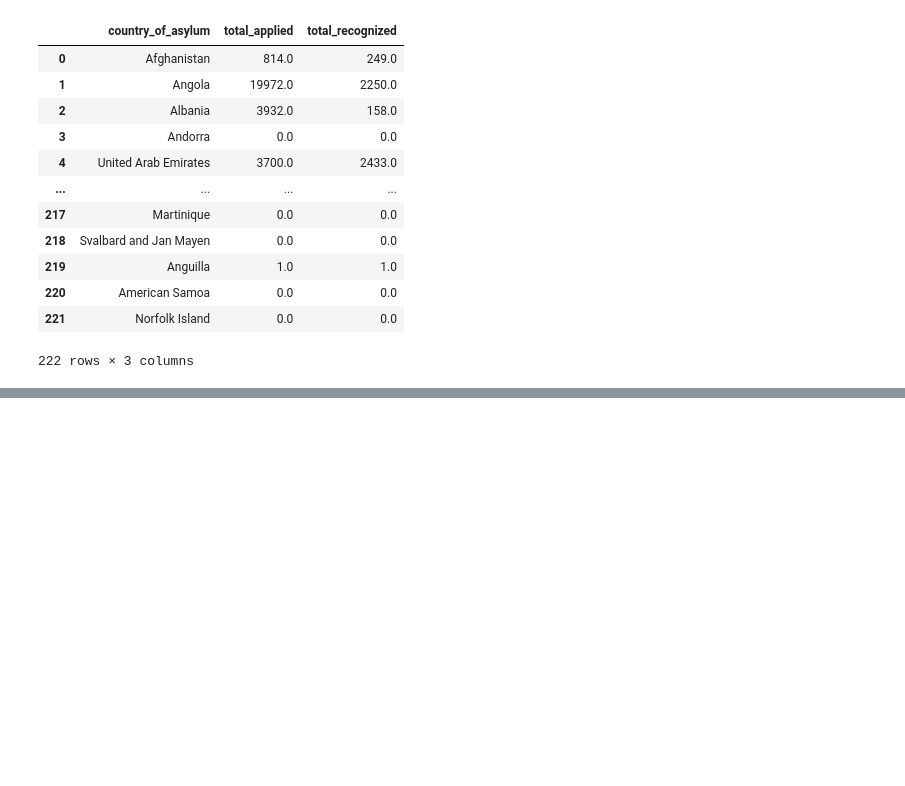
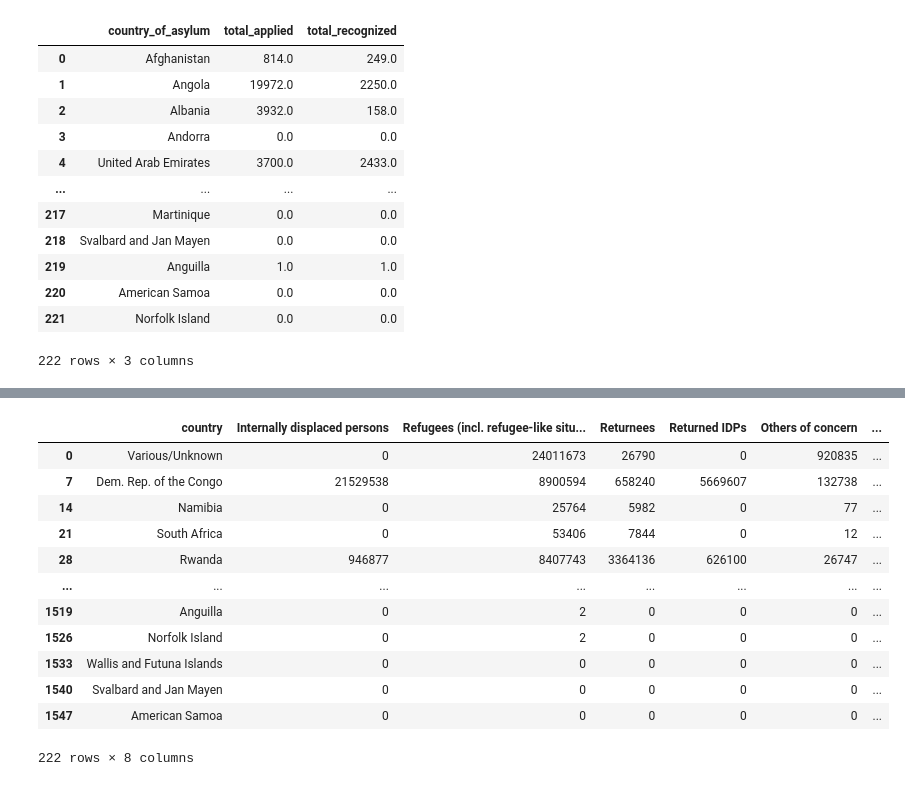
Before and after one commit to Mutlaq0/project_Asylum, a Jupyter notebook: Untitled.ipynb, the cells around one changed output, grey strips where cells are left out. Saved outputs shown, nothing was run; the diff lists cells and outputs as text; code cells hidden in the pictures; blank space fills up the shorter version.

```diff
--- a/Untitled.ipynb
+++ b/Untitled.ipynb
@@ -124,0 +156,3 @@ assylum_contries
+# %%
+countries_asylum = time_series['Country / territory of asylum/residence'].unique().tolist()
+countries_origin = time_series['Origin'].unique().tolist()
@@ -124,0 +300,17 @@ assylum_contries
+# %%
+population_types.drop_duplicates(inplace=True)
+population_types
+# %% [output]
+|  | country | Internally displaced persons | Refugees (incl. refugee-like situ... | Returnees | Returned IDPs | Others of concern | ... |
+| 0 | Various/Unknown | 0 | 24011673 | 26790 | 0 | 920835 | ... |
+| 7 | Dem. Rep. of the Congo | 21529538 | 8900594 | 658240 | 5669607 | 132738 | ... |
+| 14 | Namibia | 0 | 25764 | 5982 | 0 | 77 | ... |
+| 21 | South Africa | 0 | 53406 | 7844 | 0 | 12 | ... |
+| 28 | Rwanda | 946877 | 8407743 | 3364136 | 626100 | 26747 | ... |
+| ... | ... | ... | ... | ... | ... | ... | ... |
+| 1519 | Anguilla | 0 | 2 | 0 | 0 | 0 | ... |
+| 1526 | Norfolk Island | 0 | 2 | 0 | 0 | 0 | ... |
+| 1533 | Wallis and Futuna Islands | 0 | 0 | 0 | 0 | 0 | ... |
+| 1540 | Svalbard and Jan Mayen | 0 | 0 | 0 | 0 | 0 | ... |
+| 1547 | American Samoa | 0 | 0 | 0 | 0 | 0 | ... |
+222 rows × 8 columns
```
Also changed, not shown: parts of 11 cells of this notebook, 5 other files.
